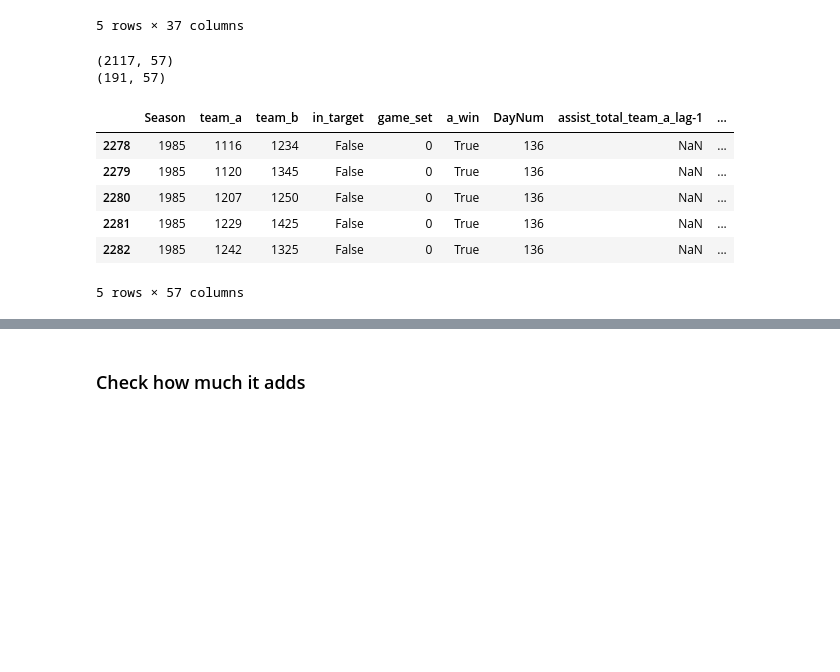
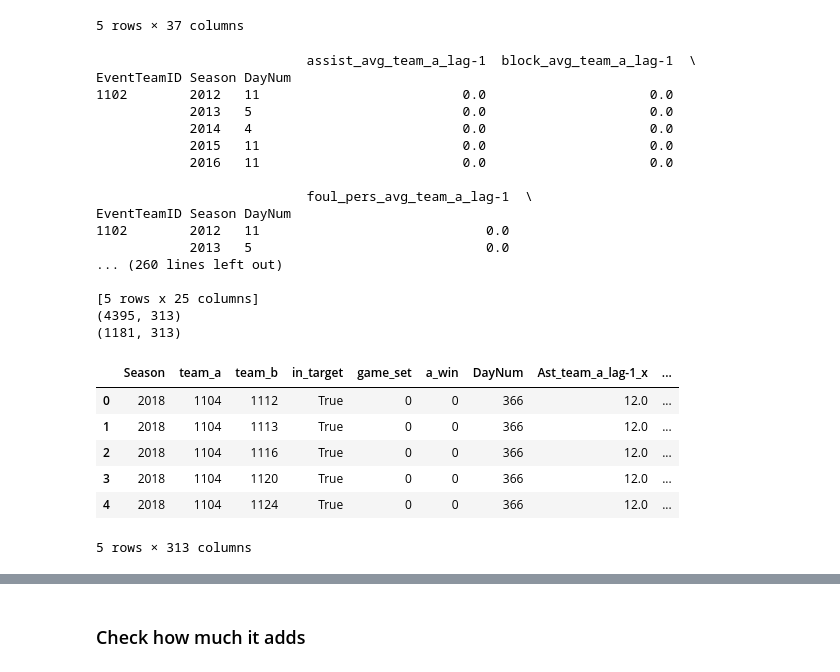
Before and after one commit to TheMoods/MarchMadness, a Jupyter notebook: 2_Javi_event_data.ipynb, the cells around one changed output, grey strips where cells are left out. Drawn from its saved outputs; the diff is of its cells as text; code cells hidden in the pictures; blank space fills up the shorter version.

```diff
--- a/2_Javi_event_data.ipynb
+++ b/2_Javi_event_data.ipynb
@@ -39,18 +39,37 @@ event_features.events.head()
 | 4 | 2502635 | 2011 | 7 | 1228 | 1414 | 0 | 2 | 53 | 1414 | ... |
 5 rows × 37 columns
 # %%
-data_events = event_features.per_team_wrapper(data, event_features.average_events_in_season)
-data_events = event_features.per_team_wrapper(data, event_features.total_events_in_season)
+#data_events = event_features.per_team_wrapper(data, event_features.average_events_in_season)
+#data_events = event_features.per_team_wrapper(data, event_features.total_events_in_season)
+
+data_events_2 = event_features.per_team_wrapper(data, event_features.average_events_by_game, per_game=True)
+#data_events_2 = event_features.per_team_wrapper(data, event_features.total_events_by_game, per_game=True)
+
 print(data_events.shape)
 print(data_events.dropna().shape)
 data_events.head()
 # %% [output]
-(2117, 57)
-(191, 57)
+                           assist_avg_team_a_lag-1  block_avg_team_a_lag-1  \
+EventTeamID Season DayNum
+1102        2012   11                          0.0                     0.0
+            2013   5                           0.0                     0.0
+            2014   4                           0.0                     0.0
+            2015   11                          0.0                     0.0
+            2016   11                          0.0                     0.0
+
+                           foul_pers_avg_team_a_lag-1  \
+EventTeamID Season DayNum
+1102        2012   11                             0.0
+            2013   5                              0.0
+... (260 lines left out)
+
+[5 rows x 25 columns]
+(4395, 313)
+(1181, 313)
-|  | Season | team_a | team_b | in_target | game_set | a_win | DayNum | assist_total_team_a_lag-1 | ... |
-| 2278 | 1985 | 1116 | 1234 | False | 0 | True | 136 | NaN | ... |
-| 2279 | 1985 | 1120 | 1345 | False | 0 | True | 136 | NaN | ... |
-| 2280 | 1985 | 1207 | 1250 | False | 0 | True | 136 | NaN | ... |
-| 2281 | 1985 | 1229 | 1425 | False | 0 | True | 136 | NaN | ... |
-| 2282 | 1985 | 1242 | 1325 | False | 0 | True | 136 | NaN | ... |
+|  | Season | team_a | team_b | in_target | game_set | a_win | DayNum | Ast_team_a_lag-1_x | ... |
+| 0 | 2018 | 1104 | 1112 | True | 0 | 0 | 366 | 12.0 | ... |
+| 1 | 2018 | 1104 | 1113 | True | 0 | 0 | 366 | 12.0 | ... |
+| 2 | 2018 | 1104 | 1116 | True | 0 | 0 | 366 | 12.0 | ... |
+| 3 | 2018 | 1104 | 1120 | True | 0 | 0 | 366 | 12.0 | ... |
+| 4 | 2018 | 1104 | 1124 | True | 0 | 0 | 366 | 12.0 | ... |
-5 rows × 57 columns
+5 rows × 313 columns
```
Also changed, not shown: parts of 2 cells of this notebook, 3 other files.
